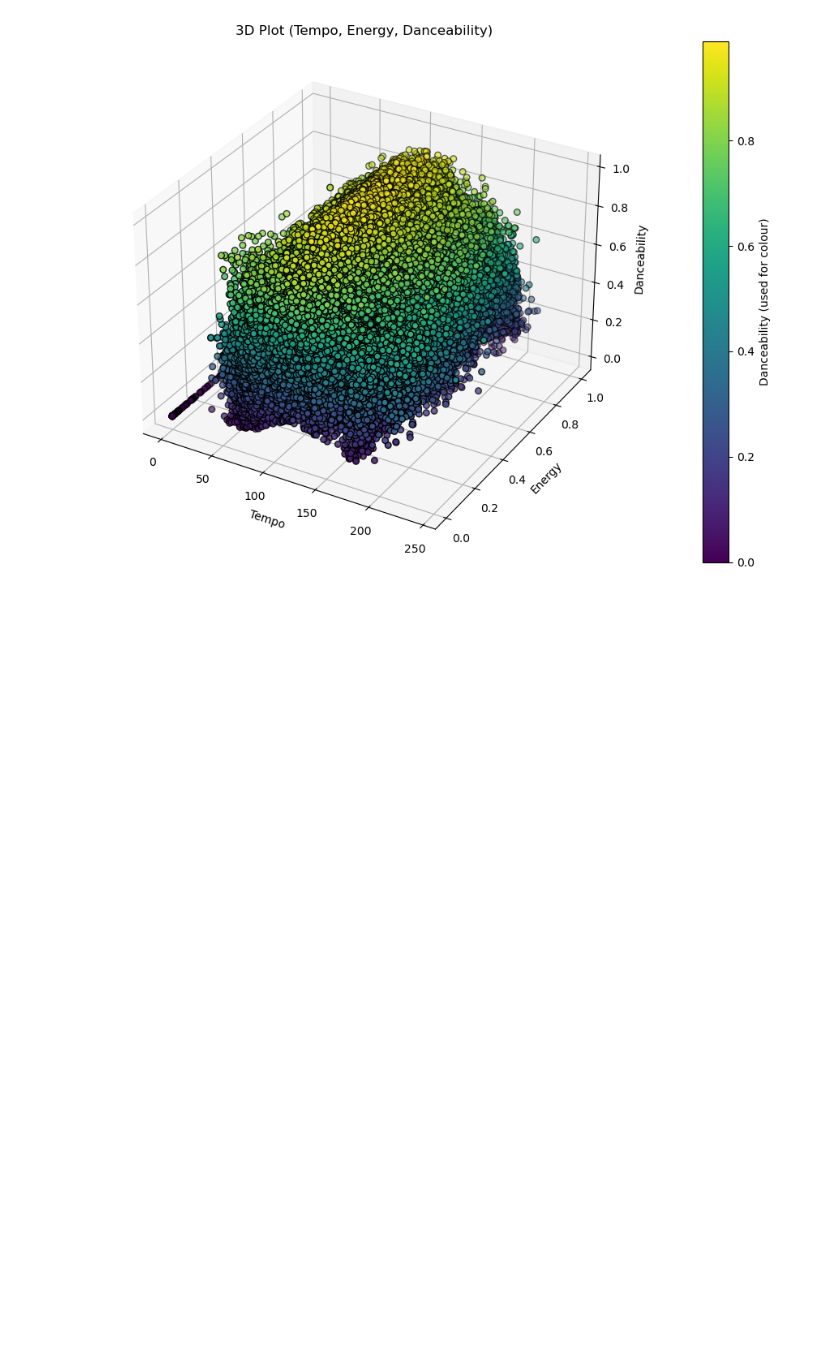
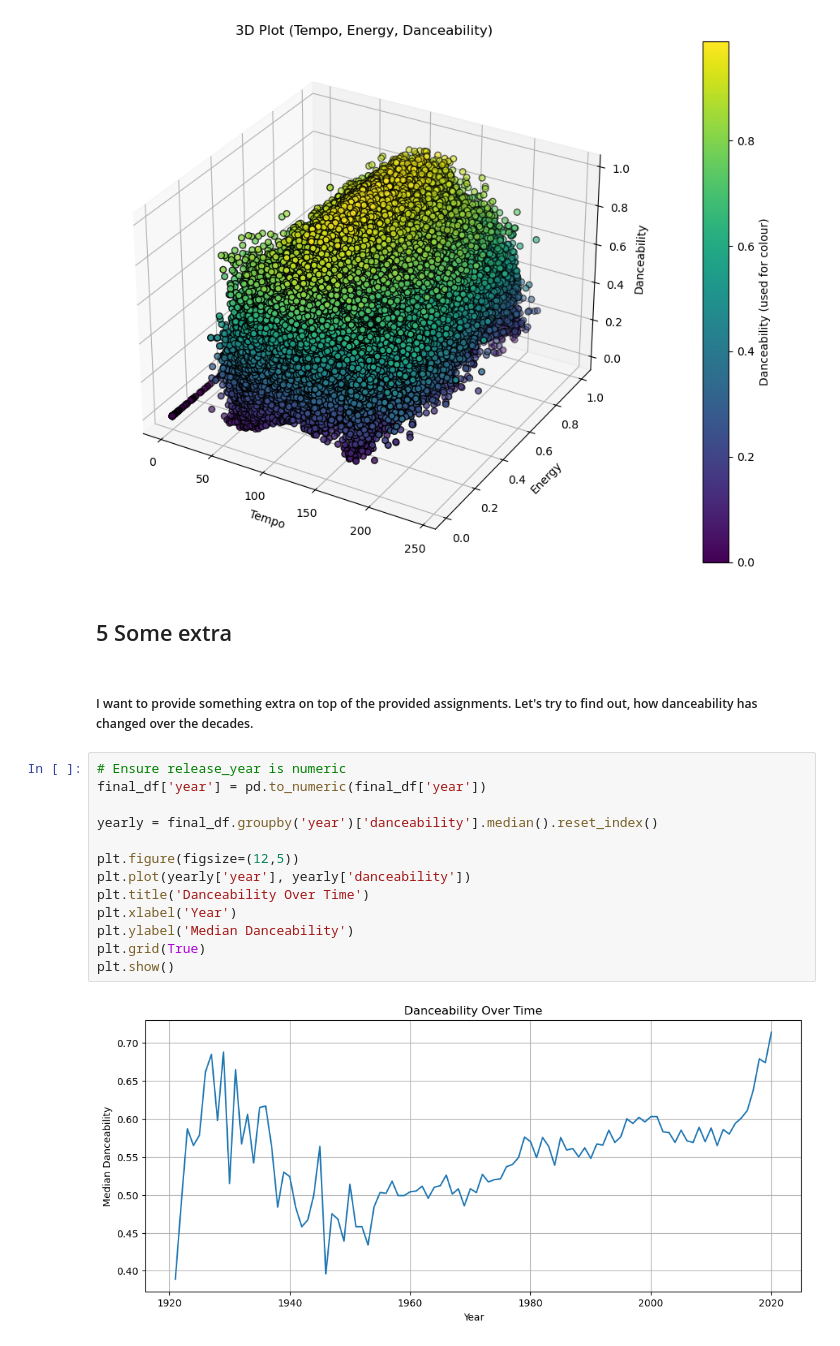
Before and after one commit to artomulkahainen/analysoinnin_perusteet, a Jupyter notebook: artomulkahainen_notebook.ipynb, the cells around one changed output. Cells and saved outputs as stored; diff of their text form; blank space fills up the shorter version.

```diff
--- a/artomulkahainen_notebook.ipynb
+++ b/artomulkahainen_notebook.ipynb
@@ -518,3 +518,22 @@ plt.tight_layout()
 plt.show()
 # %% [output]
 [figure]
+# %% [markdown]
+## 5 Some extra
+# %% [markdown]
+##### I want to provide something extra on top of the provided assignments. Let's try to find out, how danceability has changed over the decades.
+# %%
+# Ensure release_year is numeric
+final_df['year'] = pd.to_numeric(final_df['year'])
+
+yearly = final_df.groupby('year')['danceability'].median().reset_index()
+
+plt.figure(figsize=(12,5))
+plt.plot(yearly['year'], yearly['danceability'])
+plt.title('Danceability Over Time')
+plt.xlabel('Year')
+plt.ylabel('Median Danceability')
+plt.grid(True)
+plt.show()
+# %% [output]
+[figure, added]
```
Also changed, not shown: parts of 1 cell of this notebook.
